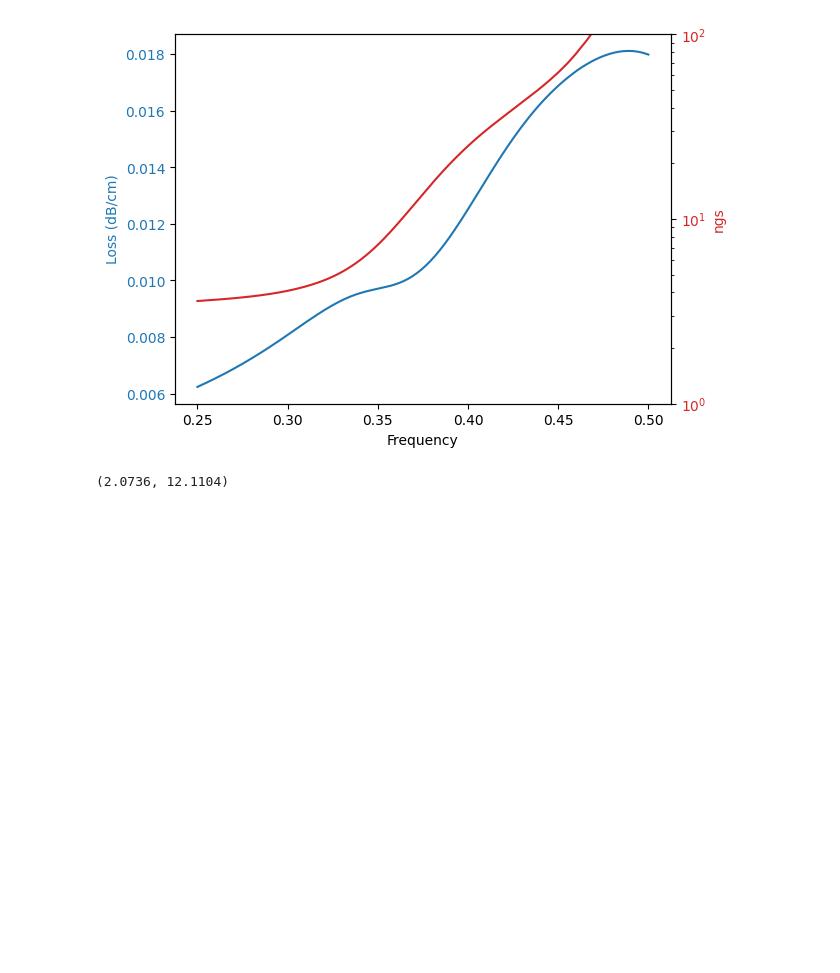
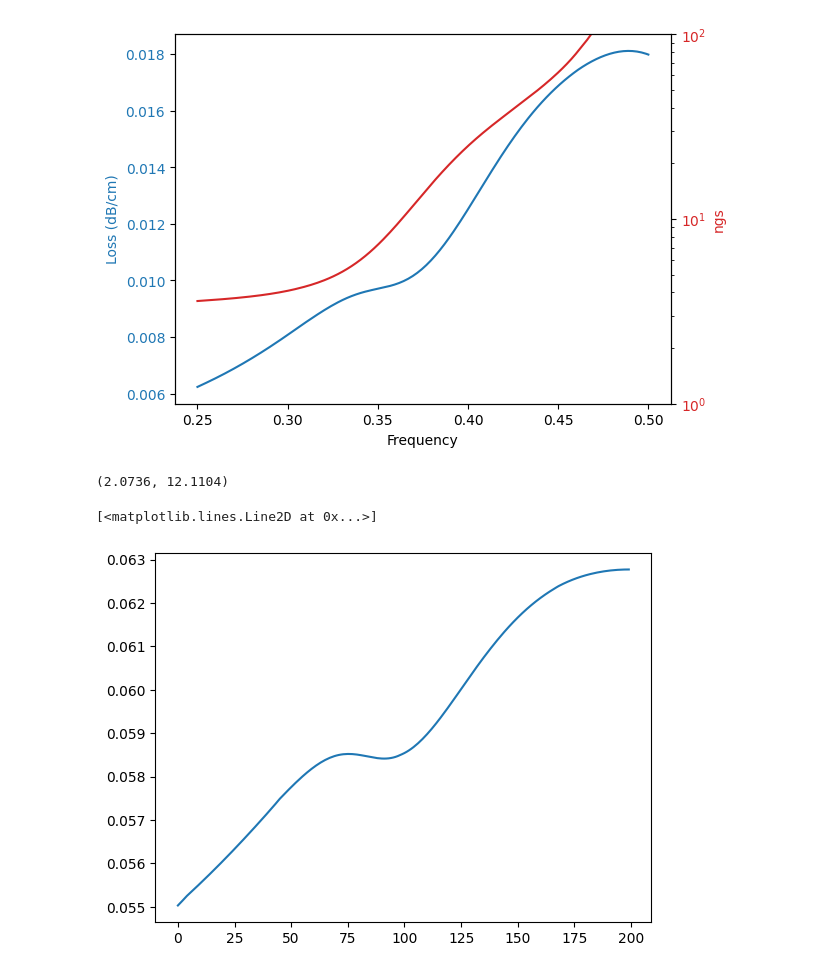
Before and after one commit to DominicJThompson/optGME, a Jupyter notebook: paper2/FieldRuns/SIOTesting.ipynb, the cells around one changed output. Drawn from its saved outputs; the diff is of its cells as text; code cells hidden in the pictures; blank space fills up the shorter version.

```diff
--- a/paper2/FieldRuns/SIOTesting.ipynb
+++ b/paper2/FieldRuns/SIOTesting.ipynb
@@ -213,3 +251,8 @@ X,Y = np.meshgrid(xs,ys)
 phc.get_eps_bounds()
 # %% [output]
 (2.0736, 12.1104)
+# %%
+plt.plot(np.array(integrals))
+# %% [output]
+[<matplotlib.lines.Line2D at 0x...>]
+[figure, added]
```
Also changed, not shown: parts of 8 cells of this notebook, 7 other files.
